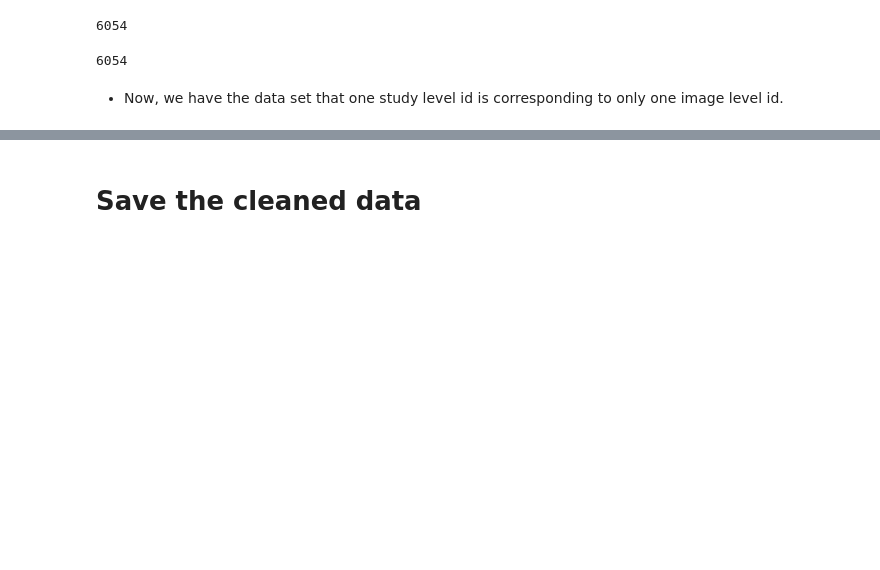
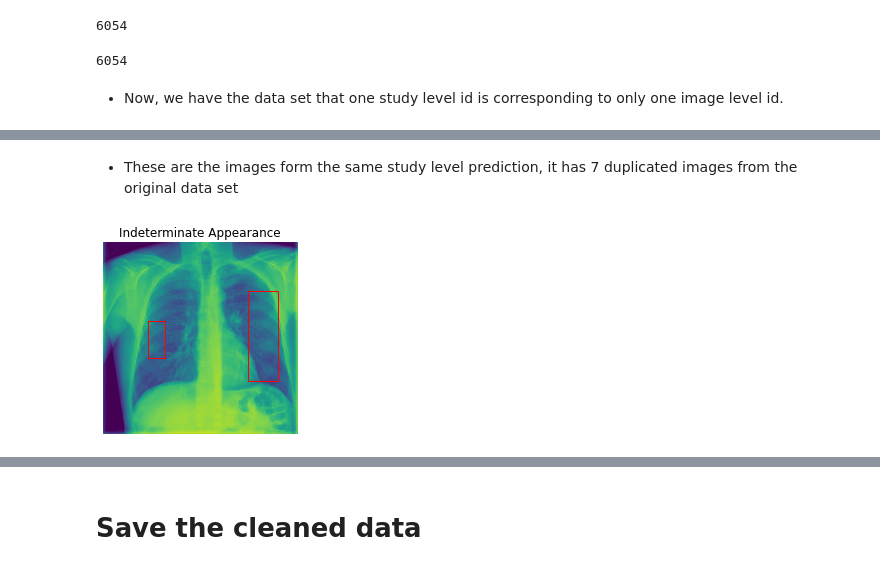
Before and after one commit to Shixin000/Springboard, a Jupyter notebook: SIIM-FISABIO-RSNA COVID-19 Detection_CapstoneThree/Notebook/covid19_detection_datawrangling_eda.ipynb, the cells around one changed output, grey strips where cells are left out. Saved outputs shown, nothing was run; the diff lists cells and outputs as text; code cells hidden in the pictures; blank space fills up the shorter version.

```diff
--- a/SIIM-FISABIO-RSNA COVID-19 Detection_CapstoneThree/Notebook/covid19_detection_datawrangling_eda.ipynb
+++ b/SIIM-FISABIO-RSNA COVID-19 Detection_CapstoneThree/Notebook/covid19_detection_datawrangling_eda.ipynb
@@ -568,0 +553,13 @@ df.head()
+# %%
+duplicated_images_id = image_count_df[image_count_df.image_id_count>1].study_id
+single_images_id = image_count_df[image_count_df.image_id_count==1].study_id
+duplicated_images_df = combined_df[combined_df.study_id.isin(duplicated_images_id)]
+Negative_df = duplicated_images_df[duplicated_images_df['Negative for Pneumonia']==1]
+non_Negative_df = duplicated_images_df[duplicated_images_df['Negative for Pneumonia']!=1]
+# %%
+Negative_id = Negative_df.groupby('study_id').first().image_id
+non_Negative_id = non_Negative_df.loc[non_Negative_df.groupby('study_id')['num_boxes'].idxmax()].image_id
+# %%
+# Remove all the duplicated images
+df = combined_df[combined_df.study_id.isin(single_images_id)|combined_df.image_id.isin(Negative_id)|combined_df.image_id.isin(non_Negative_id)]
+df.shape
@@ -578,0 +585,7 @@ len(df.study_id.unique())
+# %% [markdown]
+* These are the images form the same study level prediction, it has 7 duplicated images from the original data set
+# %%
+study_level_7image_df= df[df.study_id.isin(image_count_df[image_count_df.image_id_count==7].study_id)]
+plot_image(2,4,study_level_7image_df, with_label=True, show_name=True)
+# %% [output]
+[figure, added]
```
Also changed, not shown: parts of 21 cells of this notebook.
